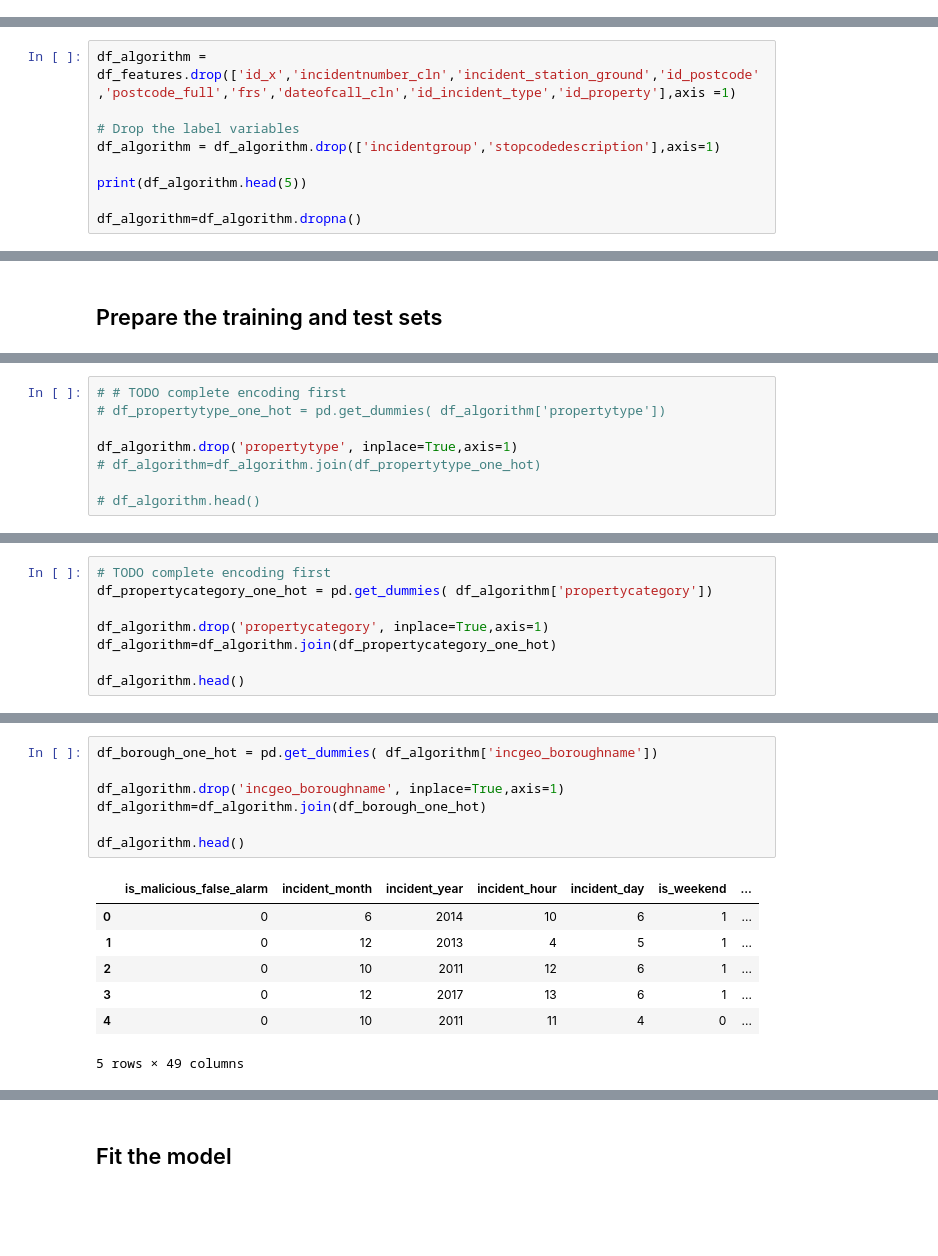
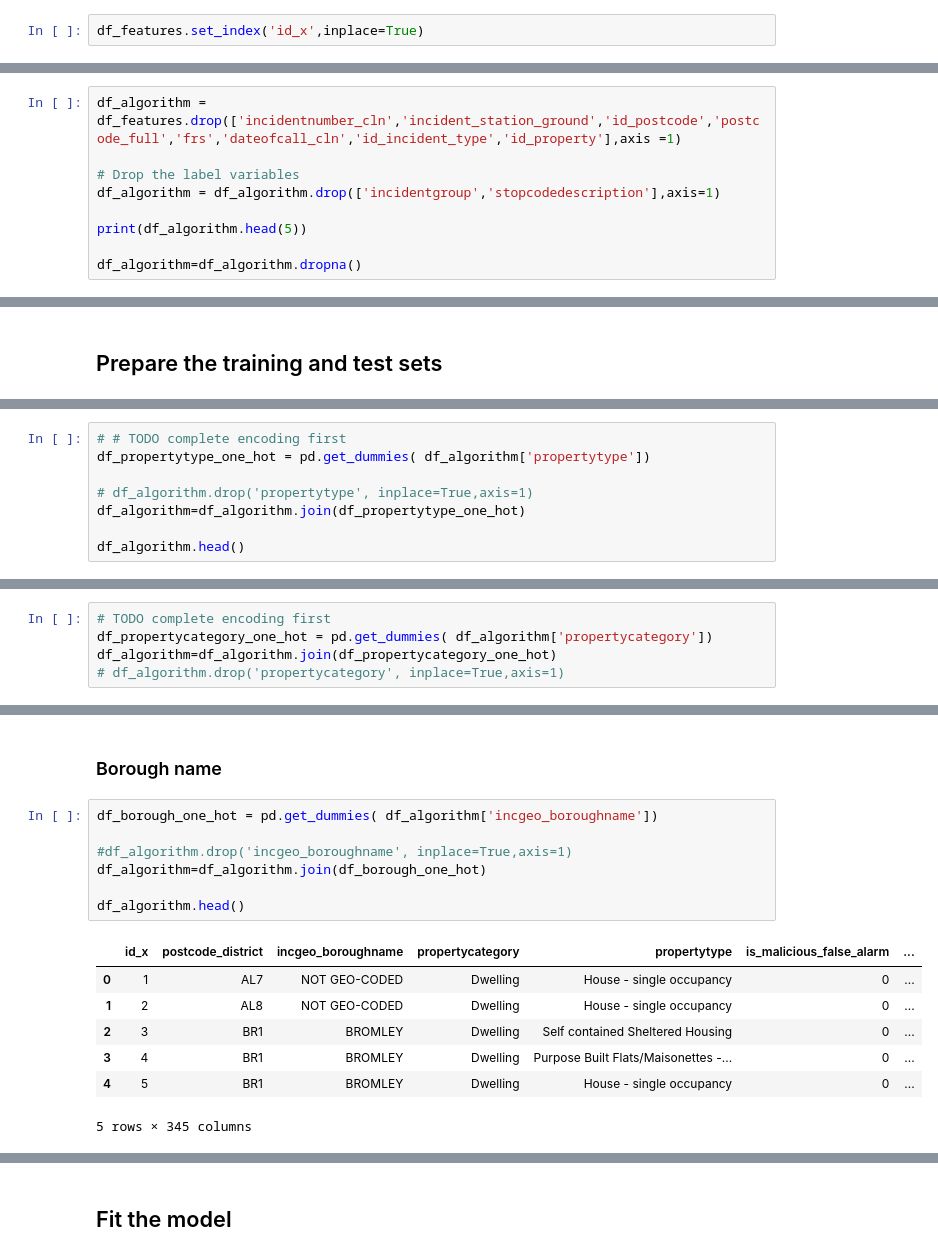
Before and after one commit to GuerrillaAnalytics/proj001_lfb, a Jupyter notebook: wp/wp_005_false_alarm_analysis/01/wp_005_false_alarm_analysis.ipynb, the cells around one changed output, grey strips where cells are left out. Drawn from its saved outputs; the diff is of its cells as text; blank space fills up the shorter version.

```diff
--- a/wp/wp_005_false_alarm_analysis/01/wp_005_false_alarm_analysis.ipynb
+++ b/wp/wp_005_false_alarm_analysis/01/wp_005_false_alarm_analysis.ipynb
@@ -372,0 +417,2 @@ dtype: object
+# %%
+df_features.set_index('id_x',inplace=True)
@@ -406,7 +455,7 @@ dtype: object
 # %% [markdown]
 Drop columns and rows we won't need
 # %%
-df_algorithm = df_features.drop(['id_x','incidentnumber_cln','incident_station_ground','id_postcode','postcode_full','frs','dateofcall_cln','id_incident_type','id_property'],axis =1)
+df_algorithm = df_features.drop(['incidentnumber_cln','incident_station_ground','id_postcode','postcode_full','frs','dateofcall_cln','id_incident_type','id_property'],axis =1)
 
 # Drop the label variables
 df_algorithm = df_algorithm.drop(['incidentgroup','stopcodedescription'],axis=1)
@@ -439,8 +488,8 @@ df_algorithm=df_algorithm.dropna()
 # %%
 # # TODO complete encoding first
-# df_propertytype_one_hot = pd.get_dummies( df_algorithm['propertytype'])
+df_propertytype_one_hot = pd.get_dummies( df_algorithm['propertytype'])
 
-df_algorithm.drop('propertytype', inplace=True,axis=1)
-# df_algorithm=df_algorithm.join(df_propertytype_one_hot)
+# df_algorithm.drop('propertytype', inplace=True,axis=1)
+df_algorithm=df_algorithm.join(df_propertytype_one_hot)
 
-# df_algorithm.head()
+df_algorithm.head()
@@ -447,8 +506,5 @@ df_algorithm.drop('propertytype', inplace=True,axis=1)
 # %%
 # TODO complete encoding first
 df_propertycategory_one_hot = pd.get_dummies( df_algorithm['propertycategory'])
-
-df_algorithm.drop('propertycategory', inplace=True,axis=1)
 df_algorithm=df_algorithm.join(df_propertycategory_one_hot)
-
-df_algorithm.head()
+# df_algorithm.drop('propertycategory', inplace=True,axis=1)
@@ -462,15 +521,17 @@ df_algorithm.head()
+# %% [markdown]
+### Borough name
 # %%
 df_borough_one_hot = pd.get_dummies( df_algorithm['incgeo_boroughname'])
 
-df_algorithm.drop('incgeo_boroughname', inplace=True,axis=1)
+#df_algorithm.drop('incgeo_boroughname', inplace=True,axis=1)
 df_algorithm=df_algorithm.join(df_borough_one_hot)
 
 df_algorithm.head()
 # %% [output]
-|  | is_malicious_false_alarm | incident_month | incident_year | incident_hour | incident_day | is_weekend | ... |
-| 0 | 0 | 6 | 2014 | 10 | 6 | 1 | ... |
-| 1 | 0 | 12 | 2013 | 4 | 5 | 1 | ... |
-| 2 | 0 | 10 | 2011 | 12 | 6 | 1 | ... |
-| 3 | 0 | 12 | 2017 | 13 | 6 | 1 | ... |
-| 4 | 0 | 10 | 2011 | 11 | 4 | 0 | ... |
+|  | id_x | postcode_district | incgeo_boroughname | propertycategory | propertytype | is_malicious_false_alarm | ... |
+| 0 | 1 | AL7 | NOT GEO-CODED | Dwelling | House - single occupancy | 0 | ... |
+| 1 | 2 | AL8 | NOT GEO-CODED | Dwelling | House - single occupancy | 0 | ... |
+| 2 | 3 | BR1 | BROMLEY | Dwelling | Self contained Sheltered Housing | 0 | ... |
+| 3 | 4 | BR1 | BROMLEY | Dwelling | Purpose Built Flats/Maisonettes -... | 0 | ... |
+| 4 | 5 | BR1 | BROMLEY | Dwelling | House - single occupancy | 0 | ... |
-5 rows × 49 columns
+5 rows × 345 columns
```
Also changed, not shown: parts of 50 cells of this notebook.
